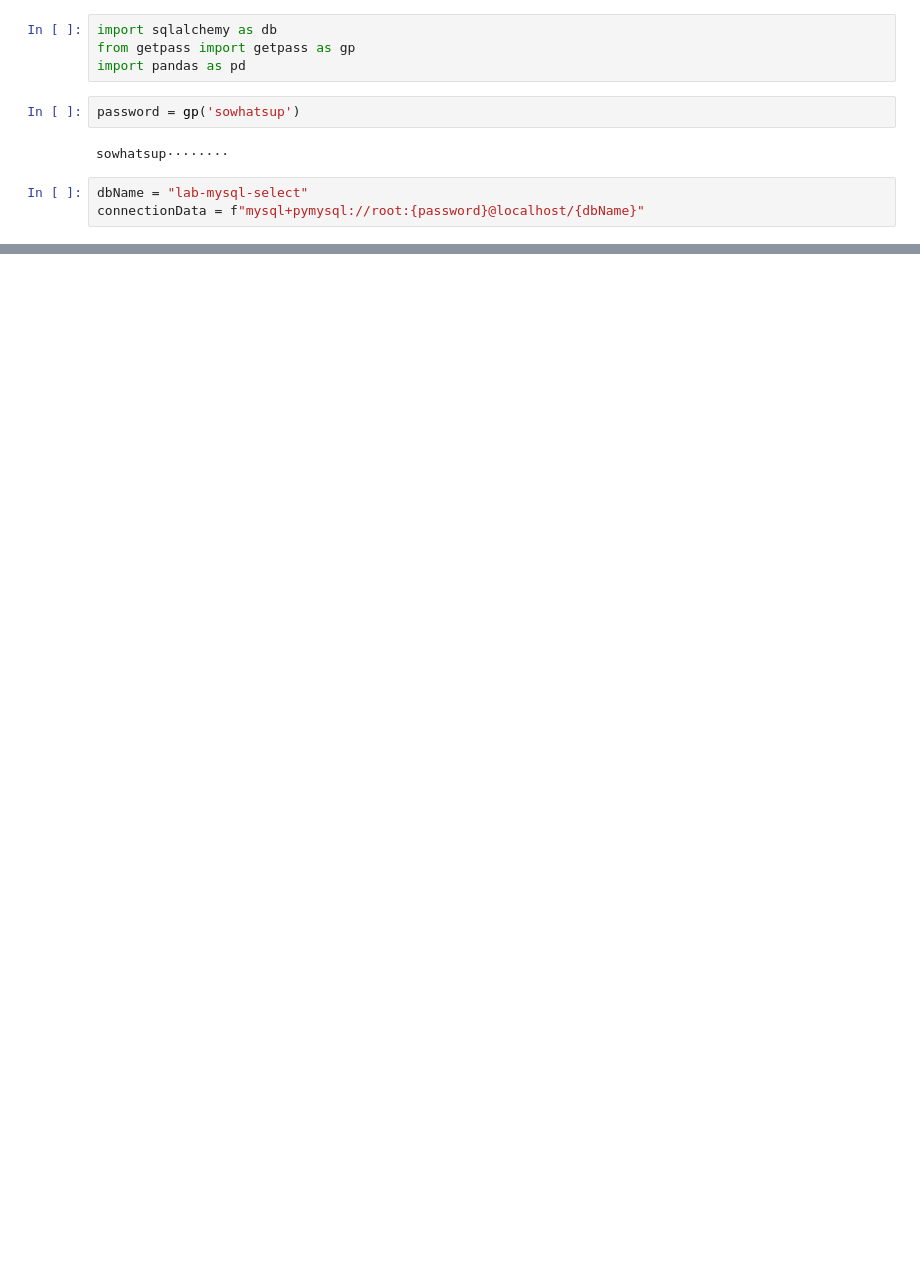
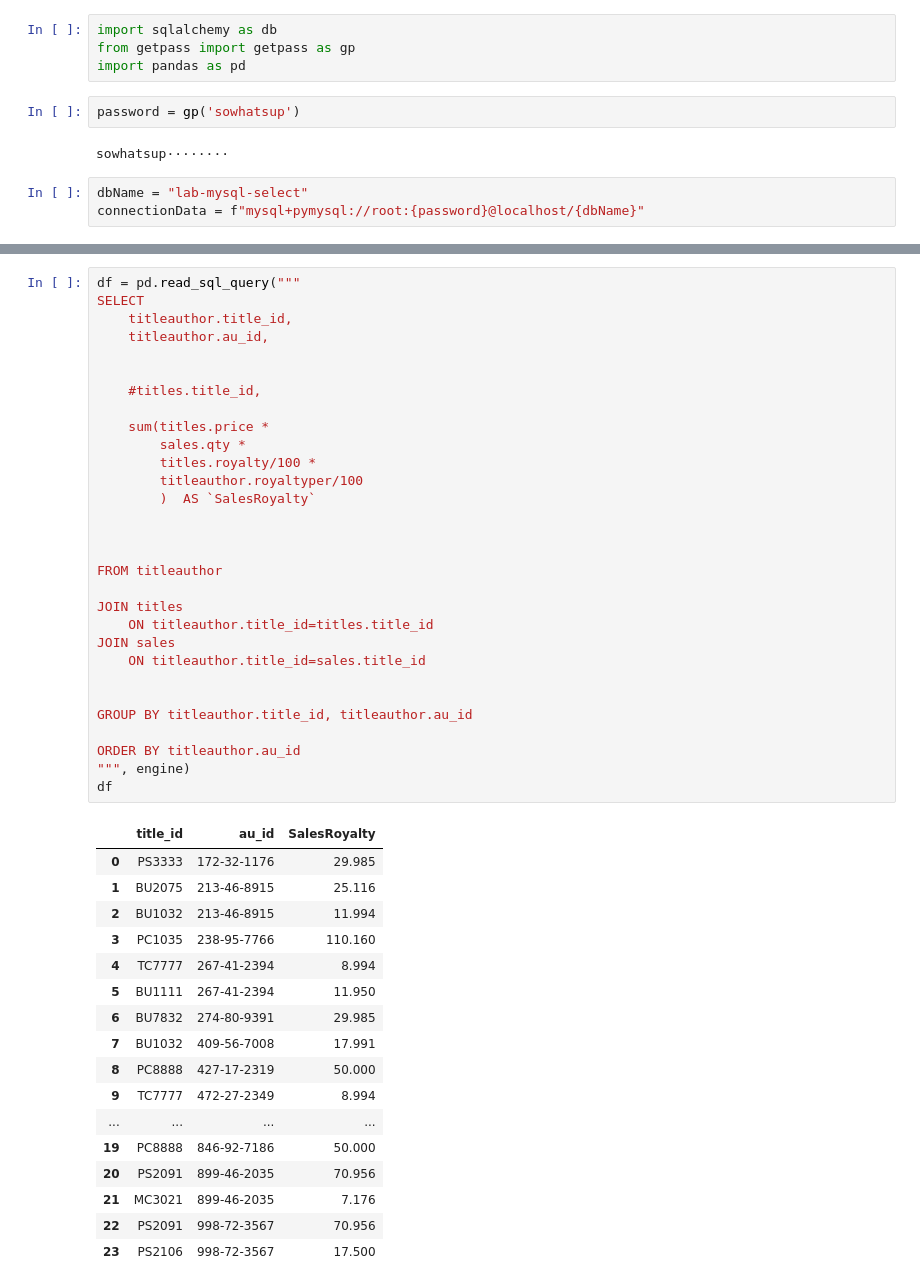
Before and after one commit to rihp/datamad0320, a Jupyter notebook: module-1/lab-advanced-mysql/your-code/solutions.ipynb, the cells around one changed output, grey strips where cells are left out. Cells and saved outputs as stored; diff of their text form; blank space fills up the shorter version.

```diff
--- a/module-1/lab-advanced-mysql/your-code/solutions.ipynb
+++ b/module-1/lab-advanced-mysql/your-code/solutions.ipynb
@@ -39,0 +59,48 @@ df
+# %%
+df = pd.read_sql_query("""
+SELECT
+    titleauthor.title_id,
+    titleauthor.au_id,
+
+
+    #titles.title_id,
+
+    sum(titles.price *
+        sales.qty *
+        titles.royalty/100 *
+        titleauthor.royaltyper/100
+        )  AS `SalesRoyalty`
+
+
+
+FROM titleauthor
+
+JOIN titles
+    ON titleauthor.title_id=titles.title_id
+JOIN sales
+    ON titleauthor.title_id=sales.title_id
+
+
+GROUP BY titleauthor.title_id, titleauthor.au_id
+
+ORDER BY titleauthor.au_id
+""", engine)
+df
+# %% [output]
+|  | title_id | au_id | SalesRoyalty |
+| 0 | PS3333 | 172-32-1176 | 29.985 |
+| 1 | BU2075 | 213-46-8915 | 25.116 |
+| 2 | BU1032 | 213-46-8915 | 11.994 |
+| 3 | PC1035 | 238-95-7766 | 110.160 |
+| 4 | TC7777 | 267-41-2394 | 8.994 |
+| 5 | BU1111 | 267-41-2394 | 11.950 |
+| 6 | BU7832 | 274-80-9391 | 29.985 |
+| 7 | BU1032 | 409-56-7008 | 17.991 |
+| 8 | PC8888 | 427-17-2319 | 50.000 |
+| 9 | TC7777 | 472-27-2349 | 8.994 |
+| ... | ... | ... | ... |
+| 19 | PC8888 | 846-92-7186 | 50.000 |
+| 20 | PS2091 | 899-46-2035 | 70.956 |
+| 21 | MC3021 | 899-46-2035 | 7.176 |
+| 22 | PS2091 | 998-72-3567 | 70.956 |
+| 23 | PS2106 | 998-72-3567 | 17.500 |
```
Also changed, not shown: parts of 11 cells of this notebook.
